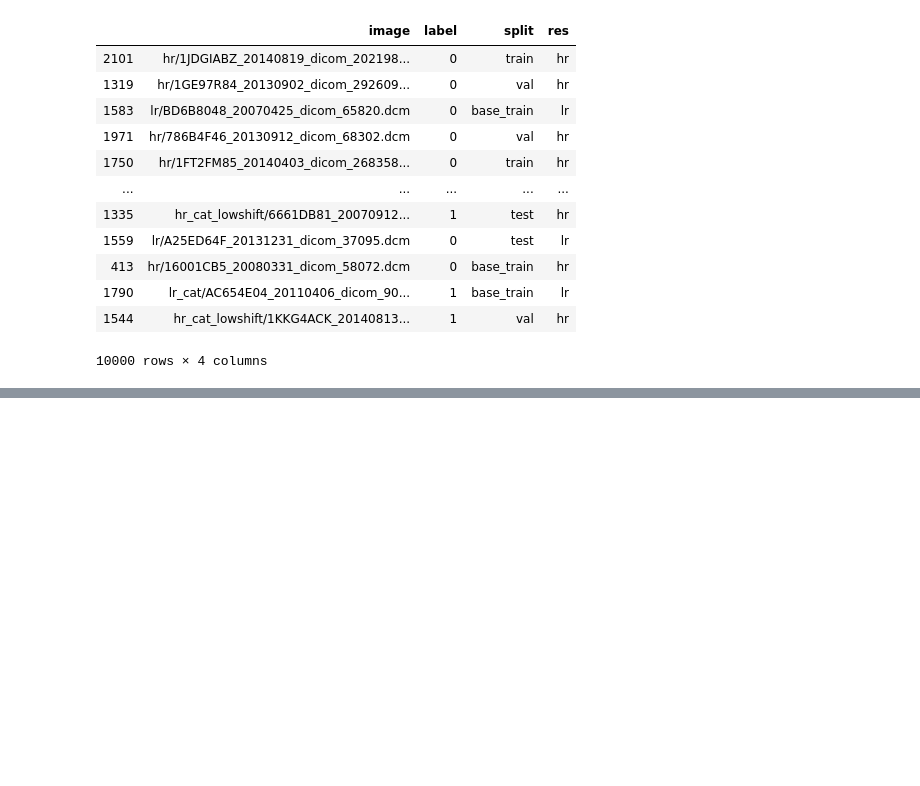
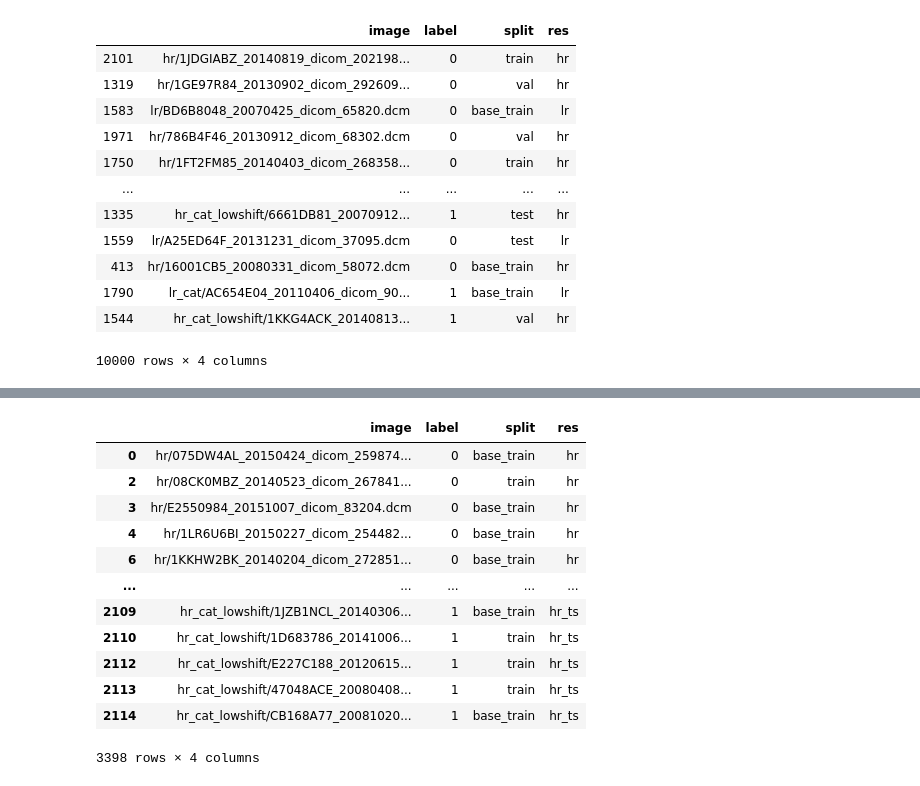
Before and after one commit to cirmuw/dynamicmemory, a Jupyter notebook: CreateDatasets.ipynb, the cells around one changed output, grey strips where cells are left out. Drawn from its saved outputs; the diff is of its cells as text; code cells hidden in the pictures; blank space fills up the shorter version.

```diff
--- a/CreateDatasets.ipynb
+++ b/CreateDatasets.ipynb
@@ -82,0 +73,9 @@ df.shape
+# %%
+split=['base_train', 'train']
+selection = np.any([df_ds.split==x for x in split], axis=0)
+df_ds_train = df_ds.loc[selection]
+df_ds_train = df_ds_train.loc[(df_ds_train.res=='hr') & (df_ds_train.label==1)]
+# %%
+df_dsts_train_cat = pd.concat((df_ds_train[:500],df_ts_train[500:]))
+# %%
+df_dsts_train_nocat = pd.concat((df_ds_train[:500],df_ts_train[500:]))
@@ -82,0 +92,2 @@ df.shape
+# %%
+df_dsts_train = pd.concat((df_dsts_train_nocat, df_dsts_train_cat))
@@ -82,0 +105,16 @@ df.shape
+# %%
+df_dsts_train
+# %% [output]
+|  | image | label | split | res |
+| 0 | hr/075DW4AL_20150424_dicom_259874... | 0 | base_train | hr |
+| 2 | hr/08CK0MBZ_20140523_dicom_267841... | 0 | train | hr |
+| 3 | hr/E2550984_20151007_dicom_83204.dcm | 0 | base_train | hr |
+| 4 | hr/1LR6U6BI_20150227_dicom_254482... | 0 | base_train | hr |
+| 6 | hr/1KKHW2BK_20140204_dicom_272851... | 0 | base_train | hr |
+| ... | ... | ... | ... | ... |
+| 2109 | hr_cat_lowshift/1JZB1NCL_20140306... | 1 | base_train | hr_ts |
+| 2110 | hr_cat_lowshift/1D683786_20141006... | 1 | train | hr_ts |
+| 2112 | hr_cat_lowshift/E227C188_20120615... | 1 | train | hr_ts |
+| 2113 | hr_cat_lowshift/47048ACE_20080408... | 1 | train | hr_ts |
+| 2114 | hr_cat_lowshift/CB168A77_20081020... | 1 | base_train | hr_ts |
+3398 rows × 4 columns
```
Also changed, not shown: parts of 14 cells of this notebook, 4 other files.
